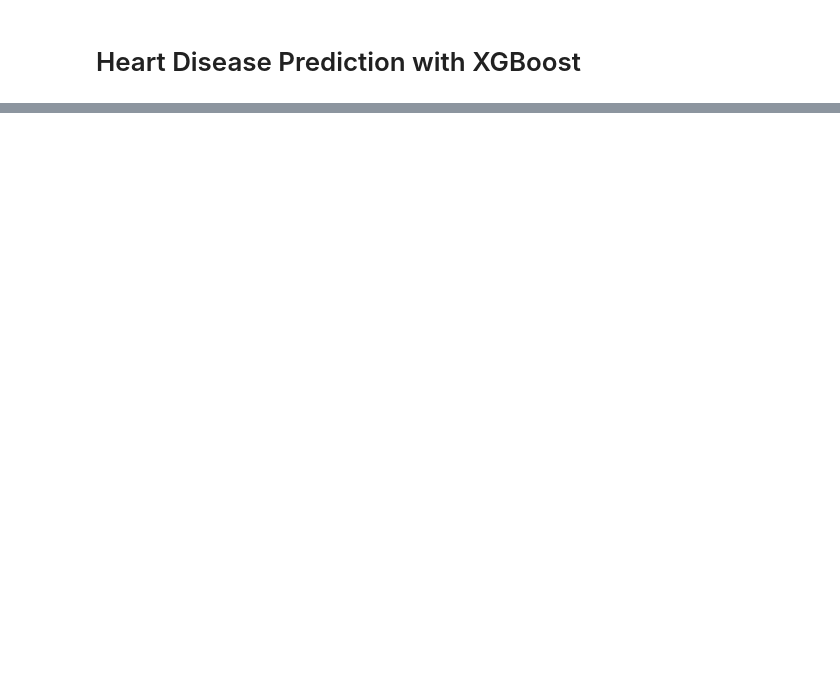
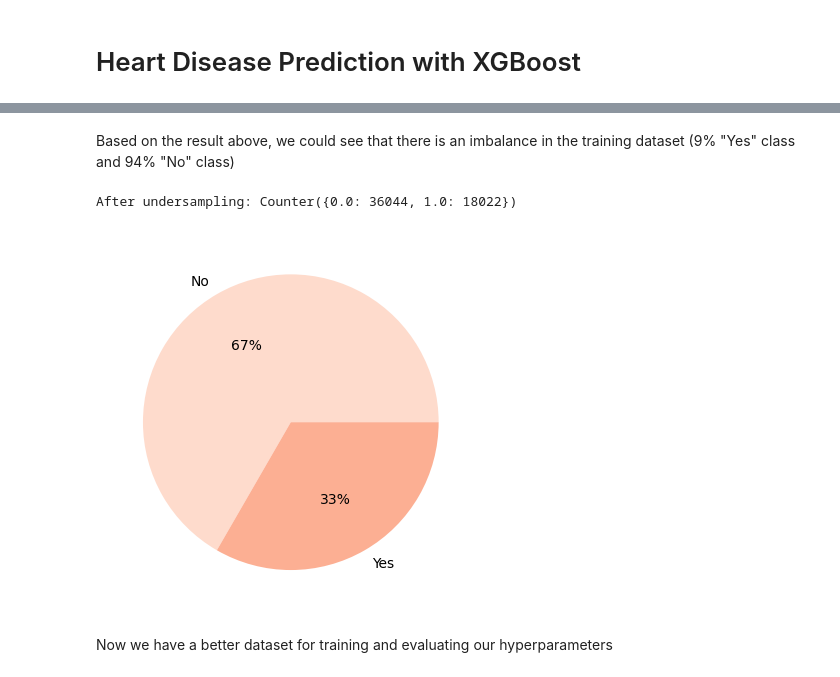
Before and after one commit to lennyqd/FDS-Project-Heart-Disease-Prediction-with-XGBoost, a Jupyter notebook: [PROJECT] Heart Disease Prediction with XGBoost.ipynb, the cells around one changed output, grey strips where cells are left out. Saved outputs shown, nothing was run; the diff lists cells and outputs as text; code cells hidden in the pictures; blank space fills up the shorter version.

```diff
--- a/[PROJECT] Heart Disease Prediction with XGBoost.ipynb
+++ b/[PROJECT] Heart Disease Prediction with XGBoost.ipynb
@@ -27,0 +402,16 @@ Hachcham, Aymane. “XGBoost: Everything You Need to Know.” Neptune.Ai, 11 Aug
+# %% [markdown]
+Based on the result above, we could see that there is an imbalance in the training dataset (9% "Yes" class and 94% "No" class)
+# %%
+under_sampler = RandomUnderSampler(sampling_strategy=0.5)
+x = x_train.iloc[:, 0:]
+y = y_train
+x_under, y_under = under_sampler.fit_resample(x, y)
+print(f'After undersampling: {Counter(y_under)}')
+unique_under, counts_under = np.unique(y_under, return_counts=True)
+
+plt.pie(counts_under, labels = ['No', 'Yes'], colors = sns.color_palette('Reds'), autopct='%.0f%%');
+# %% [output]
+After undersampling: Counter({0.0: 36044, 1.0: 18022})
+[figure, added]
+# %% [markdown]
+Now we have a better dataset for training and evaluating our hyperparameters
```
Also changed, not shown: parts of 43 cells of this notebook, 8 other files.
